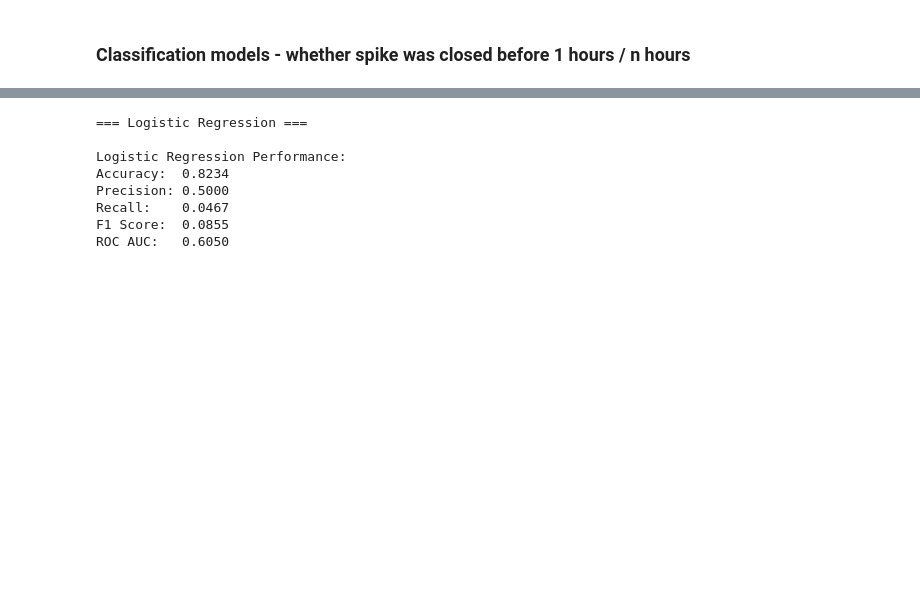
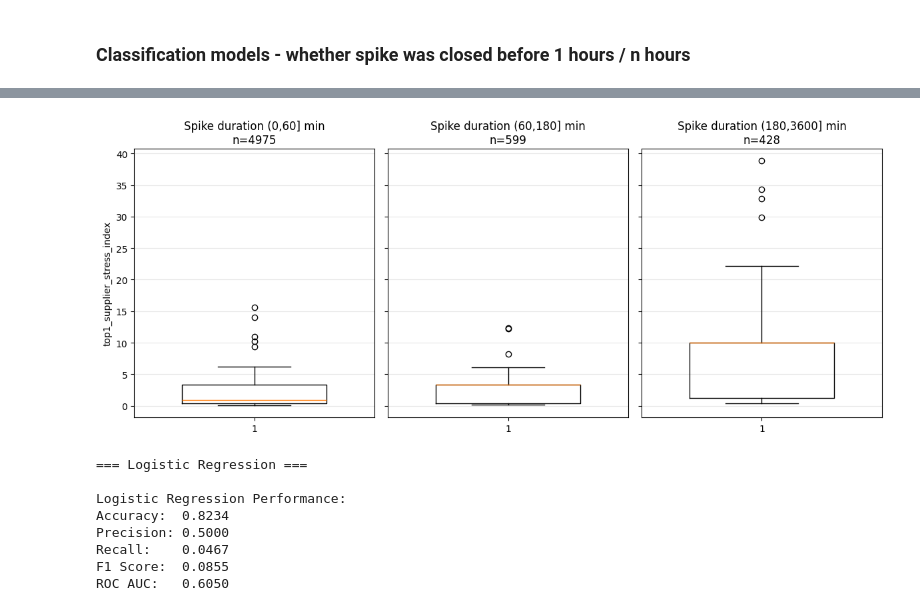
Before and after one commit to egortrussov/lending_protocols_researh, a Jupyter notebook: users_clusterization/spikes_recovery_modeling_v2.ipynb, the cells around one changed output, grey strips where cells are left out. Saved outputs shown, nothing was run; the diff lists cells and outputs as text; code cells hidden in the pictures; blank space fills up the shorter version.

```diff
--- a/users_clusterization/spikes_recovery_modeling_v2.ipynb
+++ b/users_clusterization/spikes_recovery_modeling_v2.ipynb
@@ -1311,3 +1345,39 @@ df_w_stress
+# %%
+import matplotlib.pyplot as plt
+df_w_stress[df_w_stress['time_offset_minutes'] == 0].copy()
+
+def plot_field_boxplots_by_duration_groups(df, field_name, groups, q=0.99):
+    df_first = df[df['time_offset_minutes'] == 0].copy()
+    df_first['spike_duration_minutes'] = df_first['spike_duration_seconds'] / 60.0
+
+    cap = df_first[field_name].quantile(q)
+    df_plot = df_first[df_first[field_name] <= cap].copy()
+
+    fig, axes = plt.subplots(1, len(groups), figsize=(4*len(groups), 5), sharey=True)
+    for i, (low, high) in enumerate(groups):
+        mask = (df_plot['spike_duration_minutes'] > low) & (df_plot['spike_duration_minutes'] <= high)
+        ax = axes[i]
+        mult=1
+        if i == 2:
+            mult = 3
+        ax.boxplot(df_plot.loc[mask, field_name].dropna()*mult, widths=0.6)
+        ax.set_title(f'Spike duration ({low},{high}] min\nn={mask.sum()}')
+        if i == 0:
+            ax.set_ylabel(field_name)
+        ax.grid(axis='y', alpha=0.3)
+    # plt.suptitle(f'{field_name} by Spike Duration', fontsize=14, y=1.02)
+    plt.tight_layout()
+    plt.show()
+plot_field_boxplots_by_duration_groups(
+    df_w_stress,
+    # 'top3_supplier_stress_index_mean',
+    'top1_supplier_stress_index',
+
+    [[0,60*1], [60*1, 60*3], [60*3, 60*60], ],
+      1,
+)
+# %% [output]
+[figure, added]
 # %%
 from sklearn.linear_model import LogisticRegression
 from sklearn.metrics import accuracy_score, precision_score, recall_score, f1_score, roc_auc_score, confusion_matrix, roc_curve
```
Also changed, not shown: parts of 24 cells of this notebook, 21 other files.
